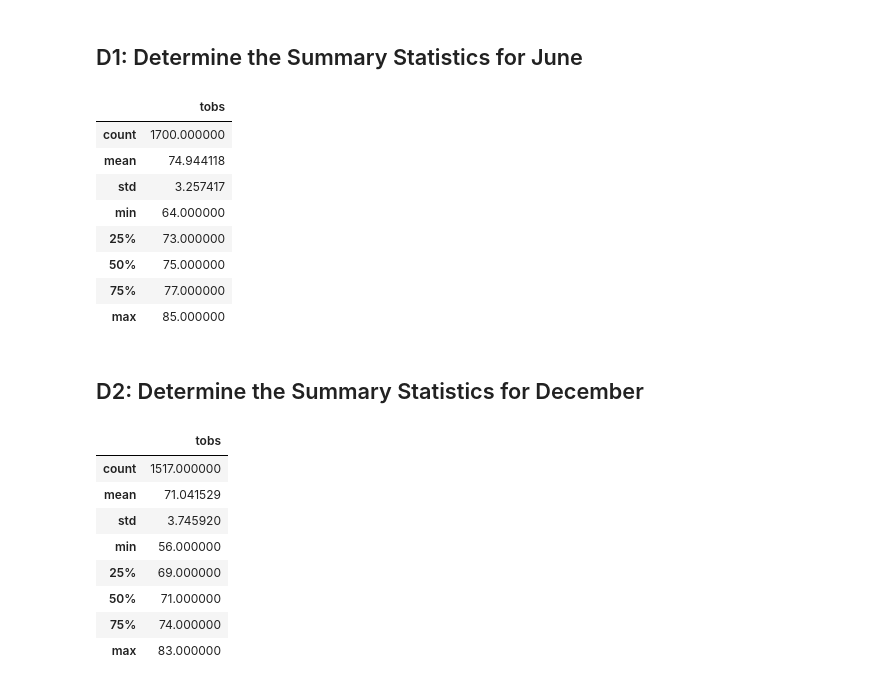
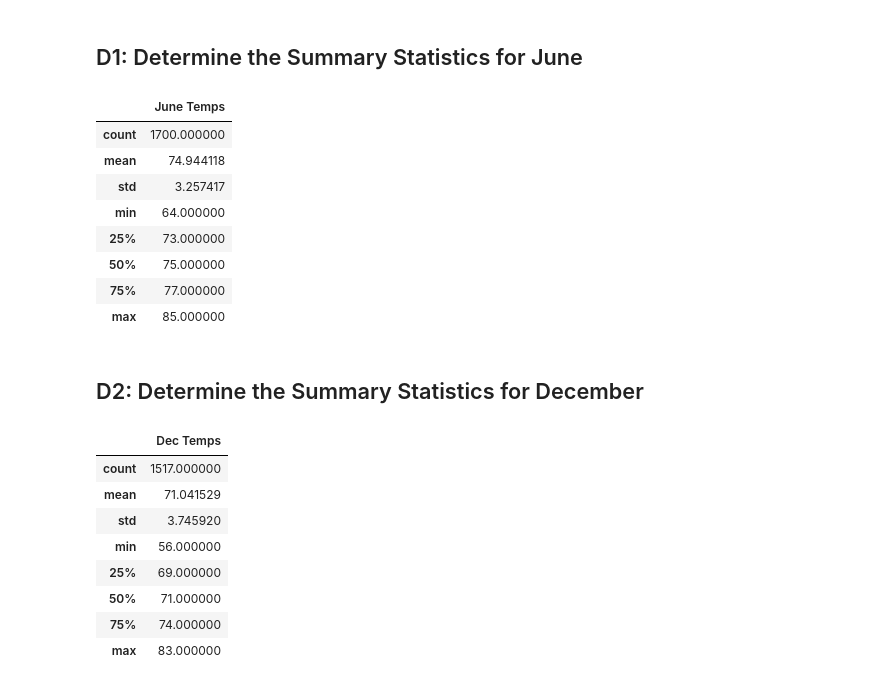
Before and after one commit to profweston/Surfs_Up, a Jupyter notebook: SurfsUp_Challenge.ipynb, the cells around one changed output. Cells and saved outputs as stored; diff of their text form; code cells hidden in the pictures.

```diff
--- a/SurfsUp_Challenge.ipynb
+++ b/SurfsUp_Challenge.ipynb
@@ -48,15 +48,14 @@ june_temps = list(np.ravel(june_results))
 # %%
 # 4. Create a DataFrame from the list of temperatures for the month of June.
 
-june_df = pd.DataFrame(june_results, columns = ['date', 'tobs'])
-
-june_df.set_index(june_df['date'], inplace = True)
+june_temps_df = pd.DataFrame(june_results, columns = ['date', 'June Temps'])
+june_temps_df.set_index(june_temps_df['date'], inplace = True)
 # %%
 # 5. Calculate and print out the summary statistics for the June temperature DataFrame.
 
-june_df.describe()
+june_temps_df.describe()
 # %% [output]
-|  | tobs |
+|  | June Temps |
 | count | 1700.000000 |
 | mean | 74.944118 |
 | std | 3.257417 |
@@ -86,9 +85,8 @@ dec_df.set_index(dec_df['date'], inplace = True)
 # %%
 # 9. Calculate and print out the summary statistics for the Decemeber temperature DataFrame.
-
-dec_df.describe()
+dec_temps_df.describe()
 # %% [output]
-|  | tobs |
+|  | Dec Temps |
 | count | 1517.000000 |
 | mean | 71.041529 |
 | std | 3.745920 |
```
Also changed, not shown: parts of 11 cells of this notebook, 5 other files.
